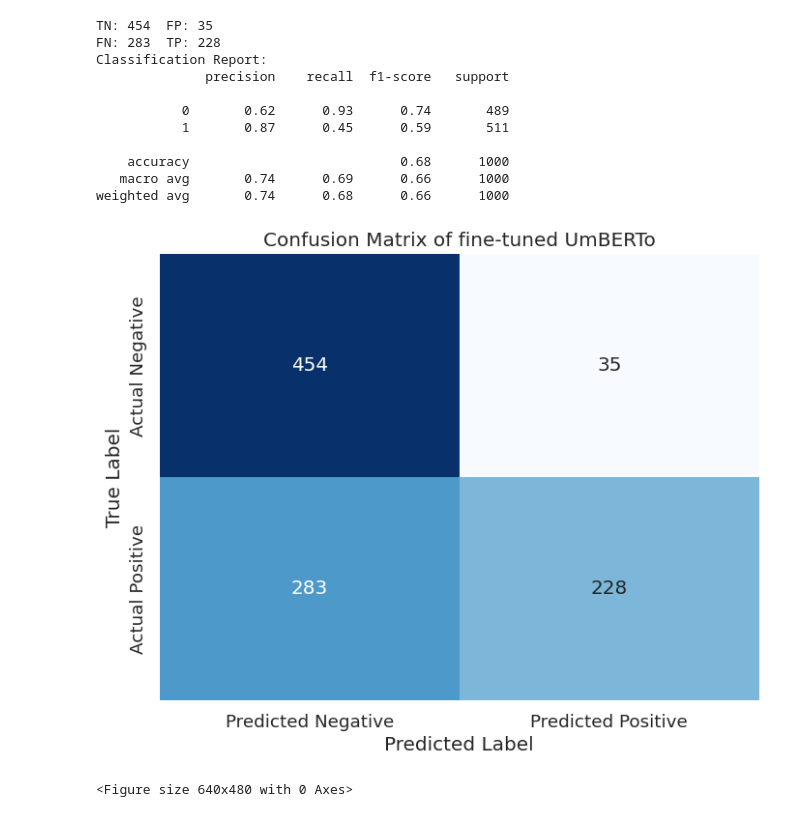
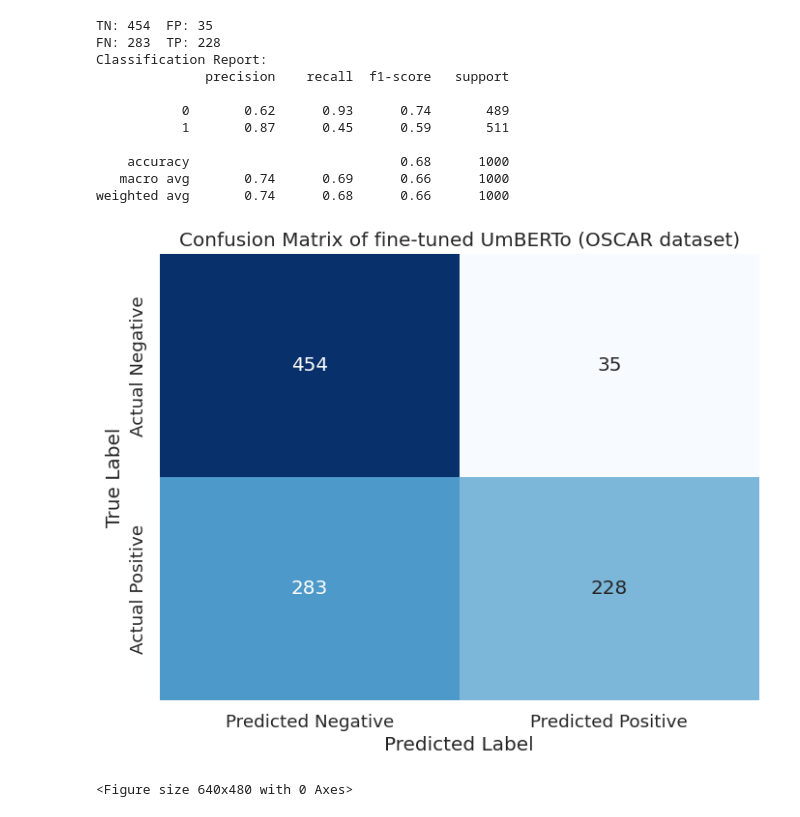
Before and after one commit to mattguida/masters-thesis, a Jupyter notebook: bert-mt-umberto-first.ipynb, the cells around one changed output. Saved outputs shown, nothing was run; the diff lists cells and outputs as text; code cells hidden in the pictures.

```diff
--- a/bert-mt-umberto-first.ipynb
+++ b/bert-mt-umberto-first.ipynb
@@ -739,18 +739,18 @@ weighted avg       0.74      0.68      0.66      1000
 # %%
 conf_mat = confusion_matrix(y_true, y_pred)
 
 # Plot the confusion matrix using seaborn
 plt.figure(figsize=(8, 6))
 sns.set(font_scale=1.2)
 sns.heatmap(conf_mat, annot=True, fmt='d', cmap="Blues", cbar=False,
             xticklabels=['Predicted Negative', 'Predicted Positive'],
             yticklabels=['Actual Negative', 'Actual Positive'])
 plt.xlabel('Predicted Label')
 plt.ylabel('True Label')
-plt.title('Confusion Matrix of fine-tuned UmBERTo')
+plt.title('Confusion Matrix of fine-tuned UmBERTo (OSCAR dataset)')
 plt.show()
 # %% [output]
-[figure, old version]
+[figure, new version]
 # %%
 plt.savefig('saved_model/umberto_confmat.png')
 # %% [output]
```
Also changed, not shown: parts of 3 cells of this notebook.
